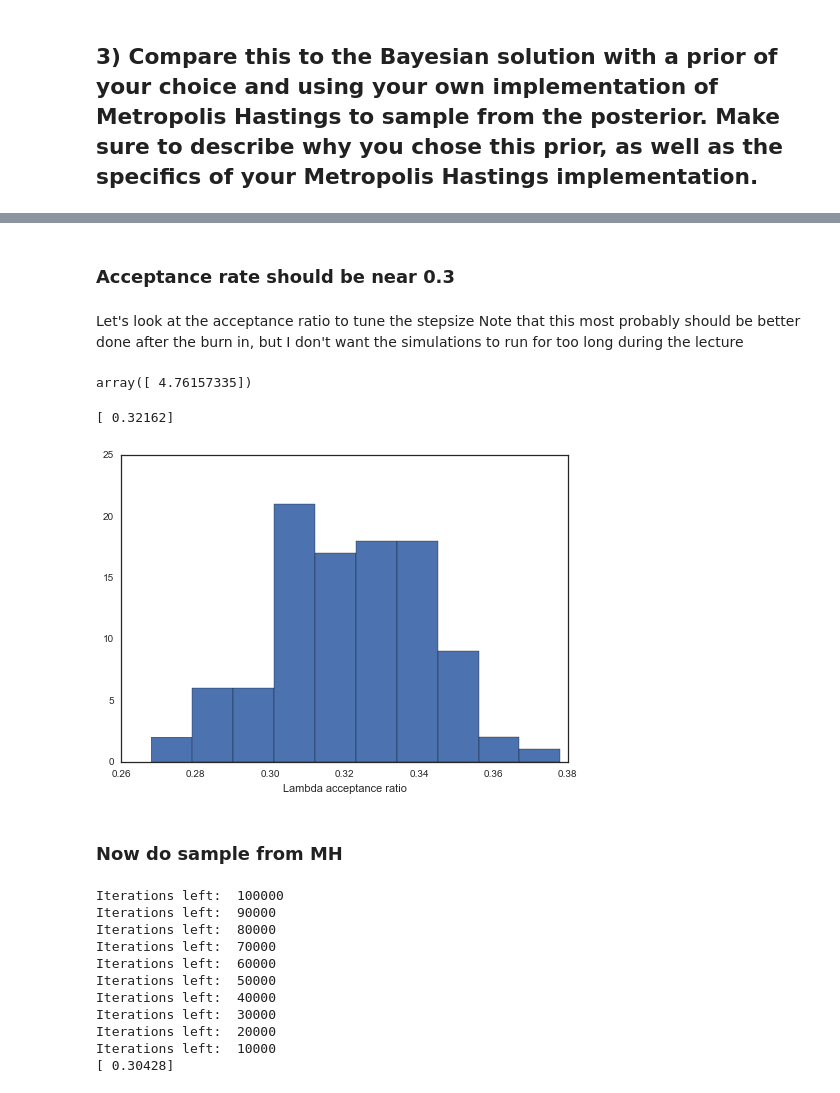
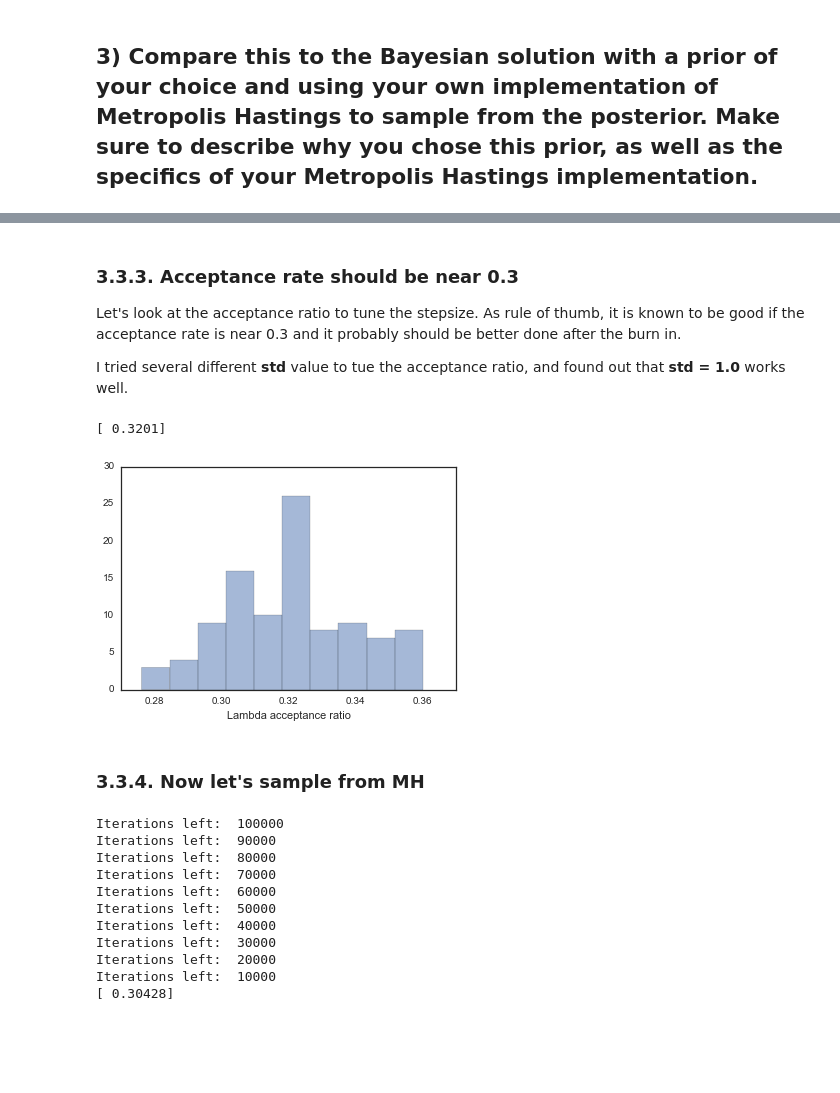
Before and after one commit to jeewon-hwang/AM207_homework_2016, a Jupyter notebook: AM207_JeewonHwang_HW2.ipynb, the cells around one changed output, grey strips where cells are left out. Saved outputs shown, nothing was run; the diff lists cells and outputs as text; code cells hidden in the pictures; blank space fills up the shorter version.

```diff
--- a/AM207_JeewonHwang_HW2.ipynb
+++ b/AM207_JeewonHwang_HW2.ipynb
@@ -163,13 +192,0 @@ lambda_MLE : 18.0413533835
-# %%
-## invLogit this is the same as a sigmoid
-logitInv= lambda x: np.exp(x)/(1.0+np.exp(x))
-
-## posterior
-def calc_posterior(a, b, y=Y, x=X):
-    # Calculate joint posterior, given values for a, b
-    # x: dosage
-    # y: number of deaths
-    # a + b: parameters of the model
-    p = np.product((logitInv(a+b*x)**y)*(1.0-logitInv( a+b*x))**(n-y))
-
-    return p
@@ -313,35 +307,30 @@ def metropolis(n_iterations, initial_values, prop_std, doPrint=True):
 
     # return our samples and the number of accepted steps
     return trace, accepted
-# %% [markdown]
-### Acceptance rate should be near 0.3
-# %% [markdown]
-Let's look at the acceptance ratio to tune the stepsize Note that this most probably should be better done after the burn in, but I don't want the simulations to run for too long during the lecture
-# %%
-np.random.rand(1)*10
-# %% [output]
-array([ 4.76157335])
+# %% [markdown]
+### 3.3.3. Acceptance rate should be near 0.3
+Let's look at the acceptance ratio to tune the stepsize. As rule of thumb, it is known to be good if the acceptance rate is near 0.3 and it probably should be better done after the burn in.
+
+I tried several different **std** value to tue the acceptance ratio, and found out that **std = 1.0** works well.
 # %%
 n_iter = 500
 acc_ratios = []
 for i in range(100):
     start_lambda = np.random.rand(1)*10
     trace, acc = metropolis(n_iter, (start_lambda), [1.0], doPrint=False)
     acc_ratios.append(acc/np.double(n_iter))
 
 acc_ratios = np.array(acc_ratios)
-plt.hist(acc_ratios[:,0])
+
+plt.figure(figsize=(6,4))
+plt.hist(acc_ratios[:,0], alpha=0.5)
 plt.xlabel("Lambda acceptance ratio")
-# plt.subplot(1,2,2)
-# plt.hist(acc_ratios[:,1])
-# plt.xlabel("beta acceptance ratio")
-
 print np.mean(acc_ratios, axis=0)
 # %% [output]
-[ 0.32162]
+[ 0.3201]
-[figure, old version]
+[figure, new version]
 # %% [markdown]
-### Now do sample from MH
+### 3.3.4. Now let's sample from MH
 # %%
 n_iter = 100000
 trace, acc = metropolis(n_iter, (start_lambda), [1.0])
```
Also changed, not shown: parts of 16 cells of this notebook.
